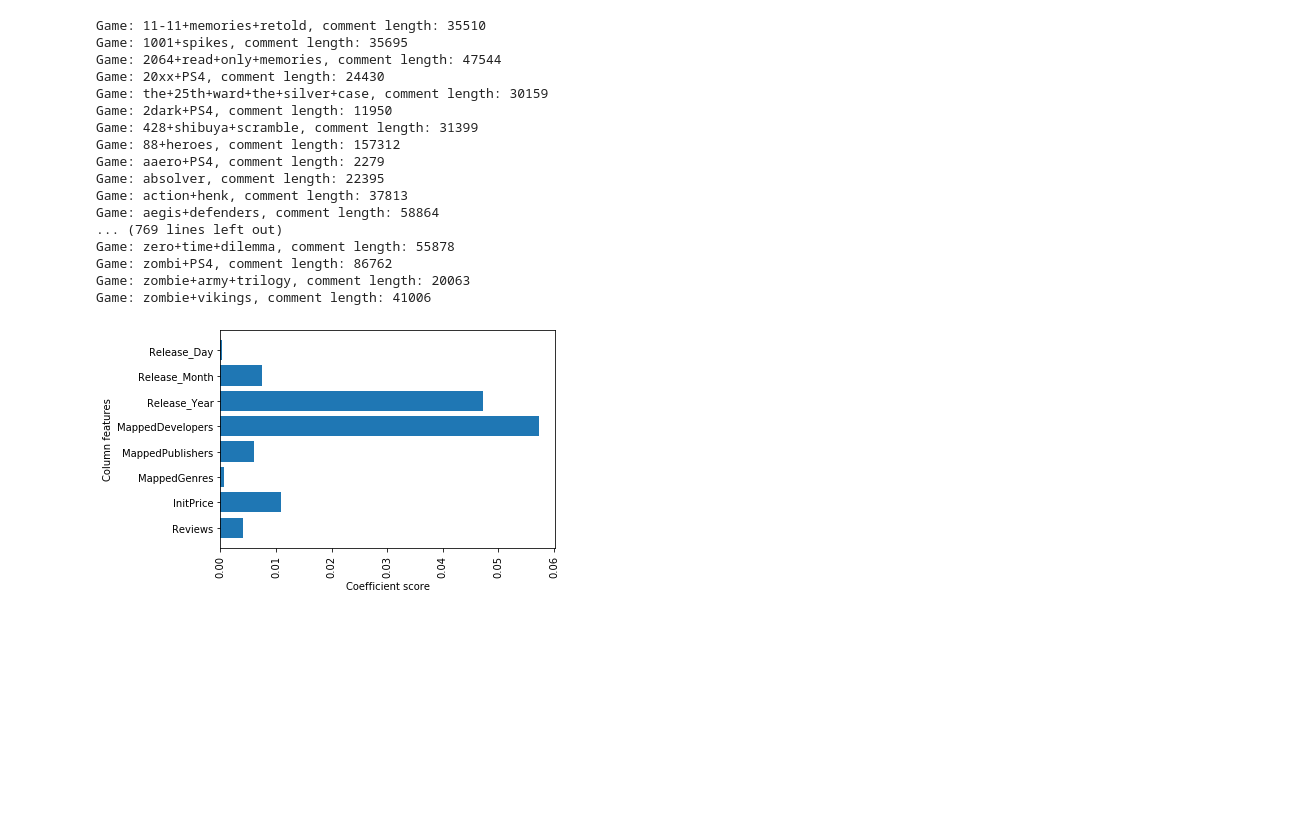
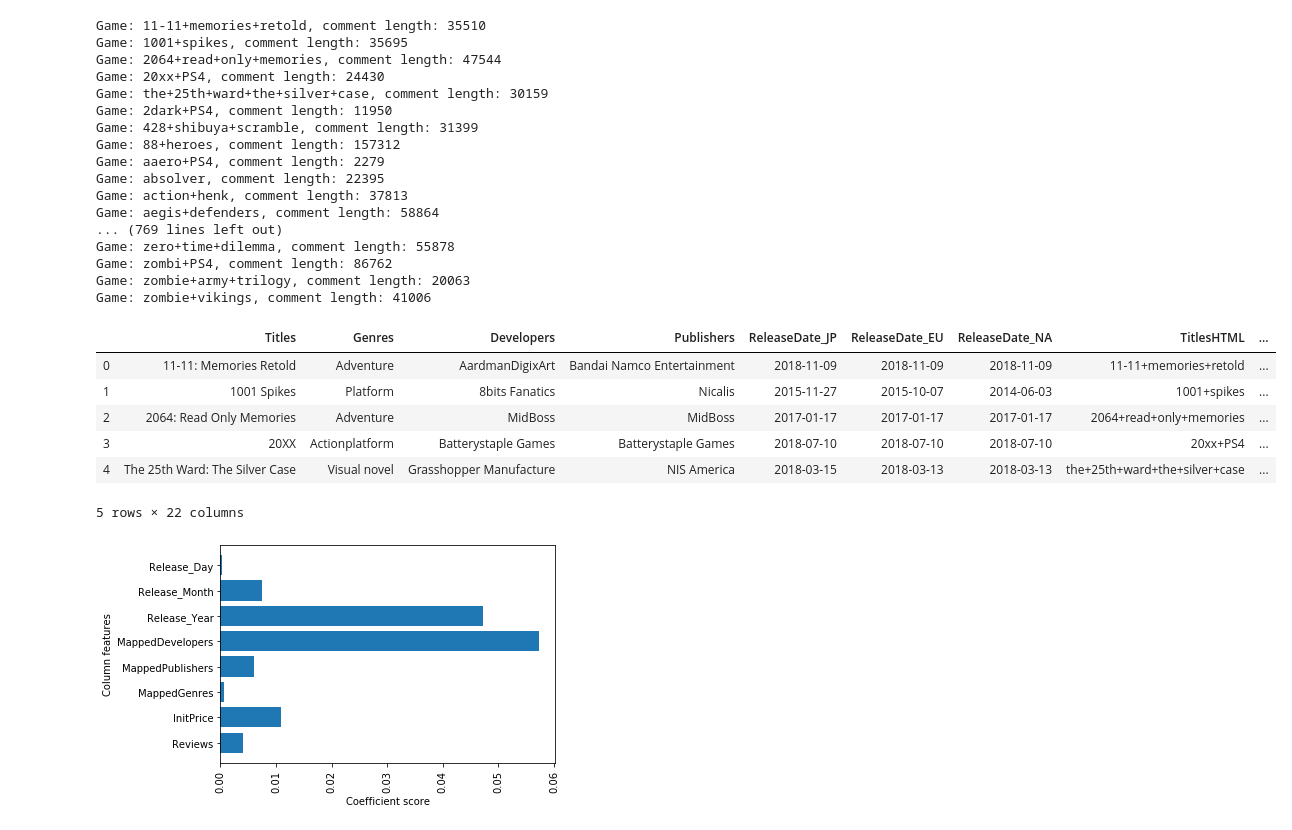
Before and after one commit to ashwin2rai/no_more_backlogs, a Jupyter notebook: notebooks/prototype_1.ipynb, the cells around one changed output. Saved outputs shown, nothing was run; the diff lists cells and outputs as text; code cells hidden in the pictures; blank space fills up the shorter version.

```diff
--- a/notebooks/prototype_1.ipynb
+++ b/notebooks/prototype_1.ipynb
@@ -844,11 +844,20 @@ Game: zombi+PS4, comment length: 86762
 Game: zombie+army+trilogy, comment length: 20063
 Game: zombie+vikings, comment length: 41006
 # %%
-df.to_csv('revsandtext.csv')
+df = pd.read_csv('revsandtext.csv', index_col = 0)
 df_all = df[['Reviews', 'InitPrice',
        'MappedGenres', 'MappedPublishers', 'MappedDevelopers',
                     'Release_Year', 'Release_Month', 'Release_Day',
        'Game_comments','Success']]
+df.head()
+# %% [output]
+|  | Titles | Genres | Developers | Publishers | ReleaseDate_JP | ReleaseDate_EU | ReleaseDate_NA | TitlesHTML | ... |
+| 0 | 11-11: Memories Retold | Adventure | AardmanDigixArt | Bandai Namco Entertainment | 2018-11-09 | 2018-11-09 | 2018-11-09 | 11-11+memories+retold | ... |
+| 1 | 1001 Spikes | Platform | 8bits Fanatics | Nicalis | 2015-11-27 | 2015-10-07 | 2014-06-03 | 1001+spikes | ... |
+| 2 | 2064: Read Only Memories | Adventure | MidBoss | MidBoss | 2017-01-17 | 2017-01-17 | 2017-01-17 | 2064+read+only+memories | ... |
+| 3 | 20XX | Actionplatform | Batterystaple Games | Batterystaple Games | 2018-07-10 | 2018-07-10 | 2018-07-10 | 20xx+PS4 | ... |
+| 4 | The 25th Ward: The Silver Case | Visual novel | Grasshopper Manufacture | NIS America | 2018-03-15 | 2018-03-13 | 2018-03-13 | the+25th+ward+the+silver+case | ... |
+5 rows × 22 columns
 # %%
 #df_all = df[['Reviews', 'InitPrice',
 #       'MappedGenres', 'MappedPublishers', 'MappedDevelopers',
```
Also changed, not shown: parts of 3 cells of this notebook.
